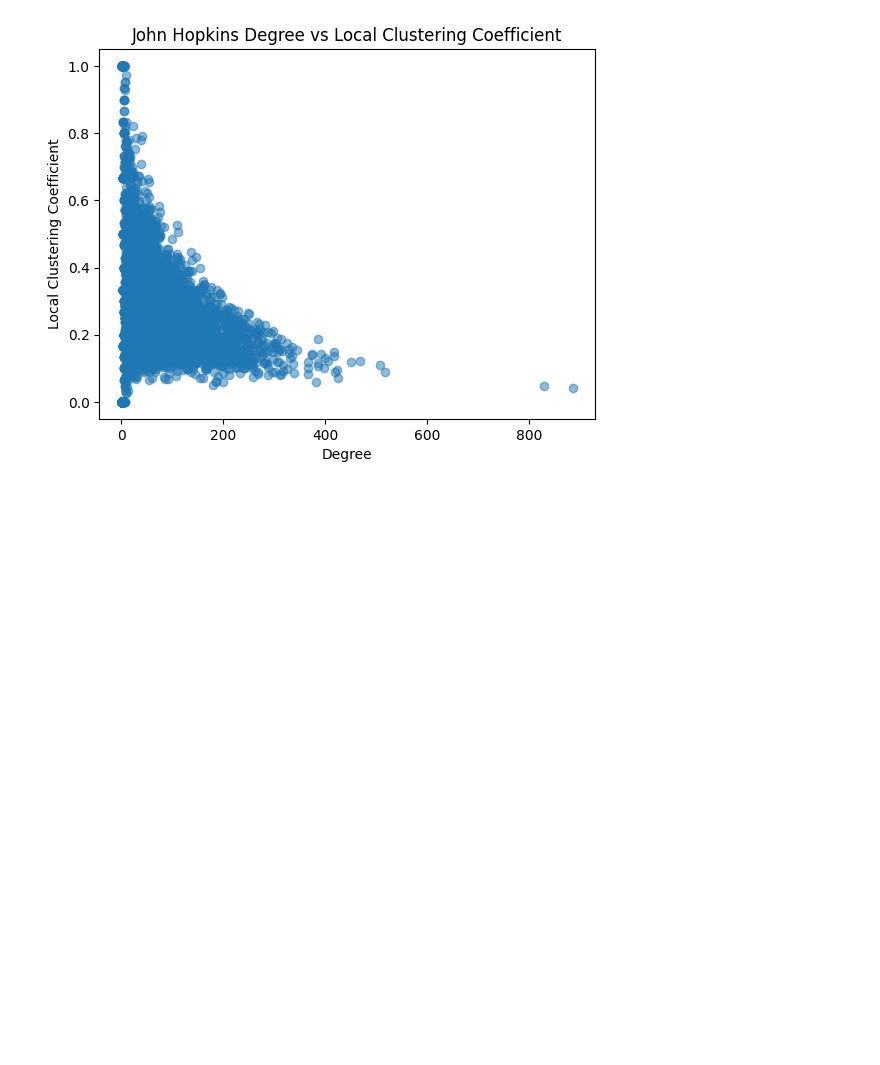
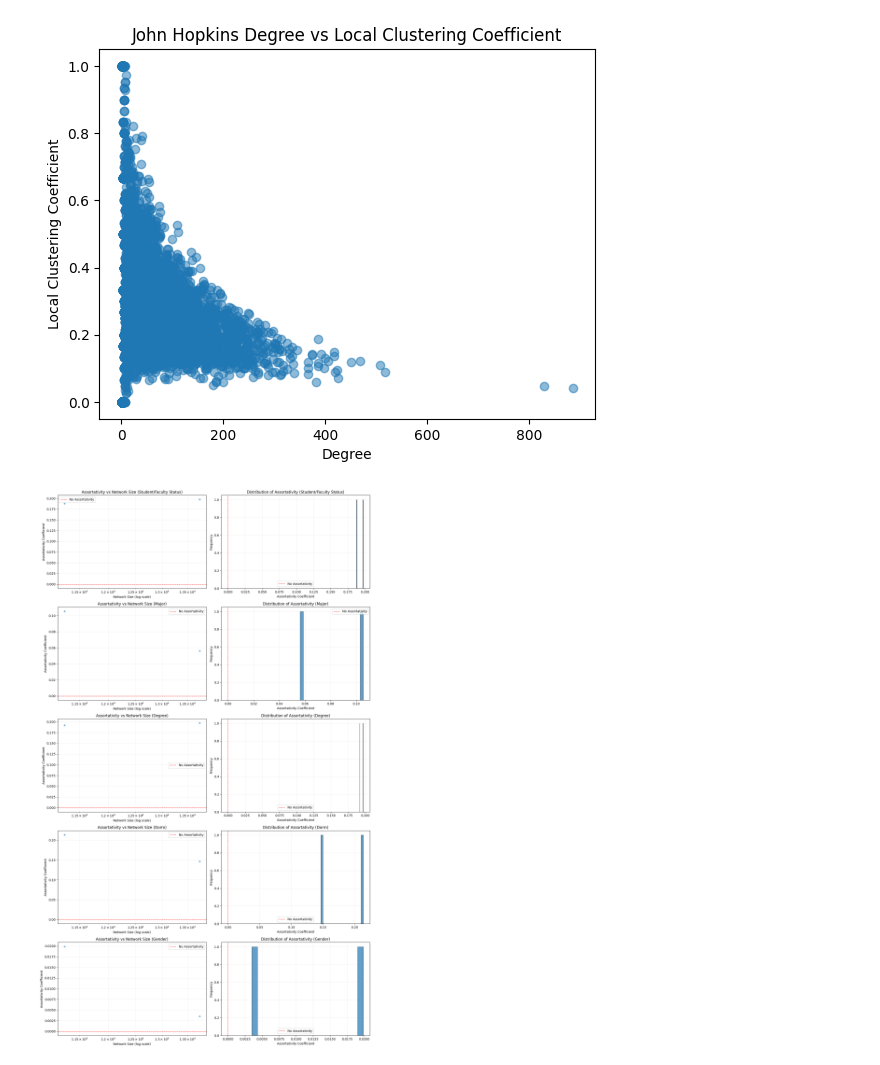
Before and after one commit to Gdeterline/Network-Science-and-Graph-Learning, a Jupyter notebook: main.ipynb, the cells around one changed output. Drawn from its saved outputs; the diff is of its cells as text; code cells hidden in the pictures; blank space fills up the shorter version.

```diff
--- a/main.ipynb
+++ b/main.ipynb
@@ -117,0 +183,42 @@ plot_degree_vs_clustering(john_hopkins_graph, 'John Hopkins Degree vs Local Clus
+# %%
+# Plotting the results
+attributes = ['student_fac', 'major', 'degree', 'dorm', 'gender']
+titles = ['Student/Faculty Status', 'Major', 'Degree', 'Dorm', 'Gender']
+
+# Create a figure with subplots (5 rows, 2 columns)
+# Left column: Scatter plot (Assortativity vs Network Size)
+# Right column: Histogram (Distribution of Assortativity)
+
+fig, axes = plt.subplots(nrows=5, ncols=2, figsize=(15, 25))
+plt.subplots_adjust(hspace=0.4)
+
+for i, attr in enumerate(attributes):
+    # Scatter plot
+    ax_scatter = axes[i, 0]
+    ax_scatter.scatter(df_metrics['n'], df_metrics[attr], alpha=0.6, edgecolors='w')
+    ax_scatter.set_xscale('log')
+    ax_scatter.axhline(0, color='red', linestyle='--', linewidth=1, label='No Assortativity')
+    ax_scatter.set_title(f'Assortativity vs Network Size ({titles[i]})')
+    ax_scatter.set_xlabel('Network Size (log scale)')
+    ax_scatter.set_ylabel('Assortativity Coefficient')
+    ax_scatter.grid(True, which="both", ls="-", alpha=0.2)
+
+    # Histogram
+    ax_hist = axes[i, 1]
+    # Remove NaN values for histogram
+    data = df_metrics[attr].dropna()
+    ax_hist.hist(data, bins=20, edgecolor='black', alpha=0.7)
+    ax_hist.axvline(0, color='red', linestyle='--', linewidth=1, label='No Assortativity')
+    ax_hist.set_title(f'Distribution of Assortativity ({titles[i]})')
+    ax_hist.set_xlabel('Assortativity Coefficient')
+    ax_hist.set_ylabel('Frequency')
+    ax_hist.grid(True, alpha=0.2)
+
+    # Add legend
+    ax_scatter.legend()
+    ax_hist.legend()
+
+plt.tight_layout()
+plt.show()
+# %% [output]
+[figure, added]
```
Also changed, not shown: parts of 4 cells of this notebook, 3 other files.
